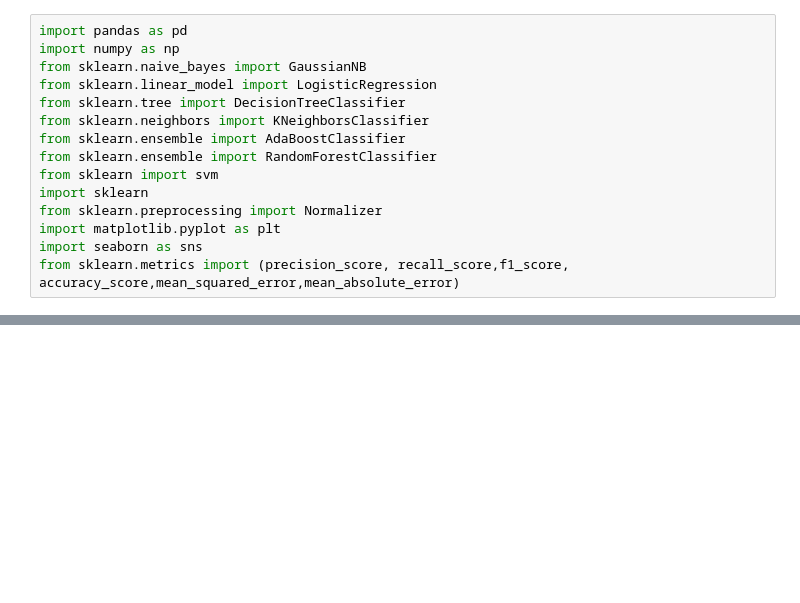
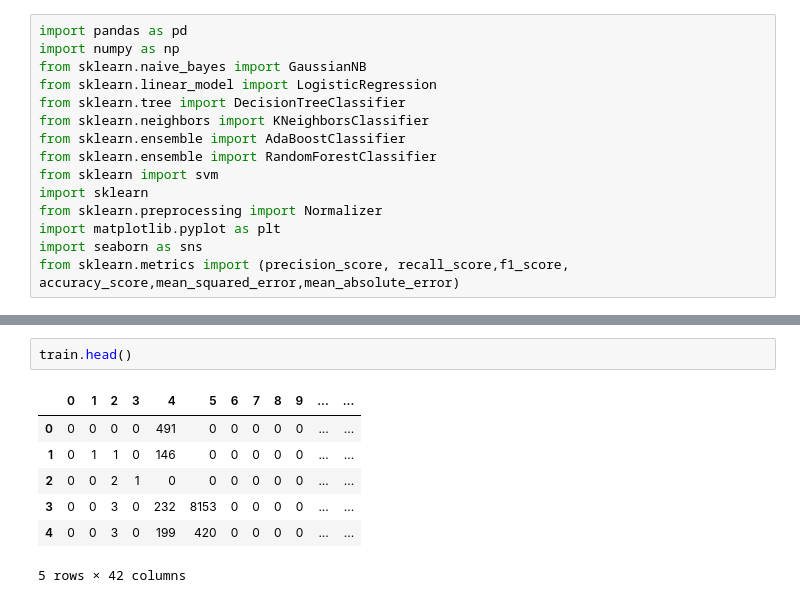
Before and after one commit to sarabranham/CX4240, a Jupyter notebook: Final_Spec.ipynb, the cells around one changed output, grey strips where cells are left out. Cells and saved outputs as stored; diff of their text form; blank space fills up the shorter version.

```diff
--- a/Final_Spec.ipynb
+++ b/Final_Spec.ipynb
@@ -67,0 +129,10 @@ attack_dict = {
+# %%
+train.head()
+# %% [output]
+|  | 0 | 1 | 2 | 3 | 4 | 5 | 6 | 7 | 8 | 9 | ... | ... |
+| 0 | 0 | 0 | 0 | 0 | 491 | 0 | 0 | 0 | 0 | 0 | ... | ... |
+| 1 | 0 | 1 | 1 | 0 | 146 | 0 | 0 | 0 | 0 | 0 | ... | ... |
+| 2 | 0 | 0 | 2 | 1 | 0 | 0 | 0 | 0 | 0 | 0 | ... | ... |
+| 3 | 0 | 0 | 3 | 0 | 232 | 8153 | 0 | 0 | 0 | 0 | ... | ... |
+| 4 | 0 | 0 | 3 | 0 | 199 | 420 | 0 | 0 | 0 | 0 | ... | ... |
+5 rows × 42 columns
```
Also changed, not shown: parts of 24 cells of this notebook, 2 other files.
